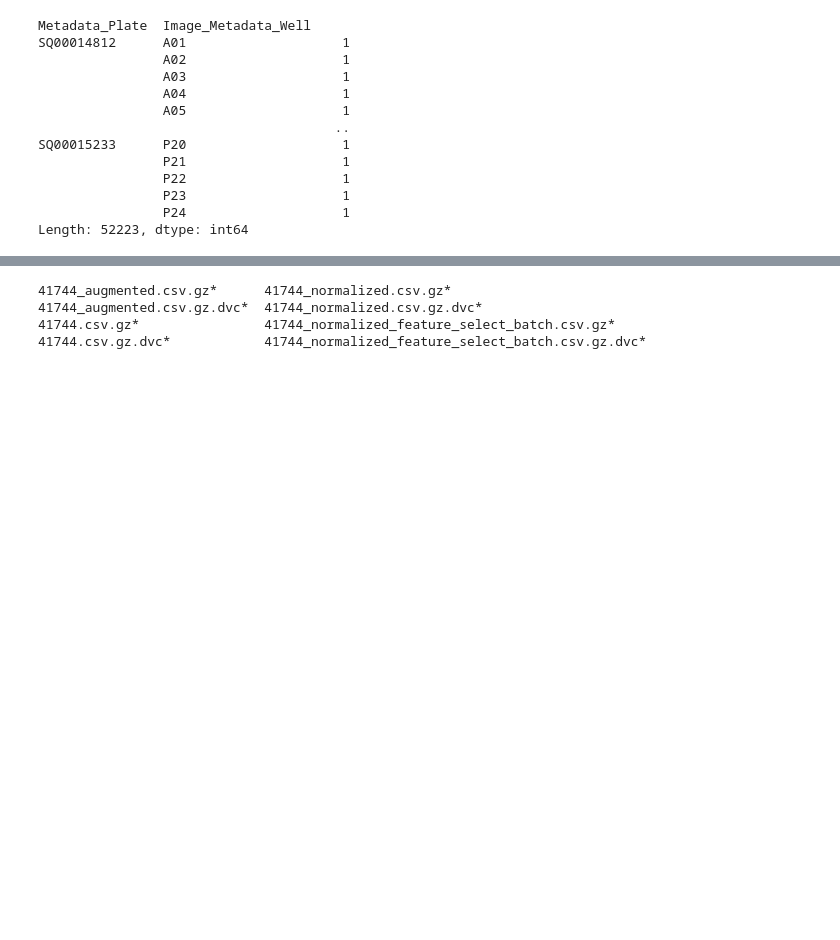
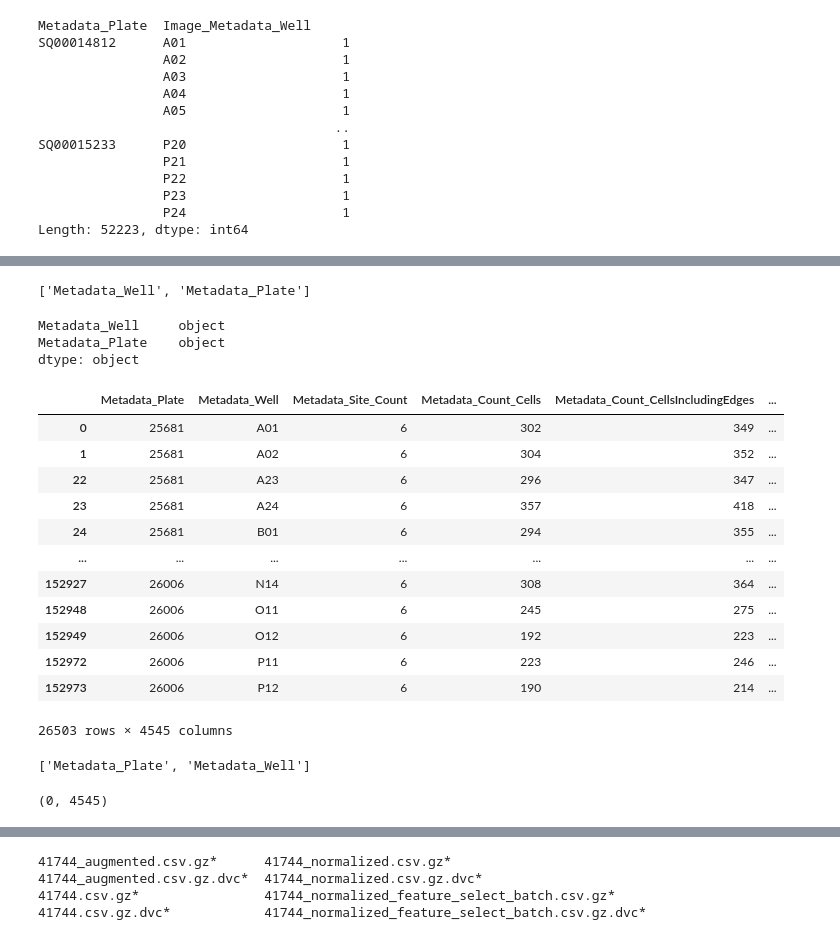
Before and after one commit to broadinstitute/SingleCell_Morphological_Analysis, a Jupyter notebook: scripts/jump_fq/jump_feature_quality.ipynb, the cells around one changed output, grey strips where cells are left out. Saved outputs shown, nothing was run; the diff lists cells and outputs as text; code cells hidden in the pictures; blank space fills up the shorter version.

```diff
--- a/scripts/jump_fq/jump_feature_quality.ipynb
+++ b/scripts/jump_fq/jump_feature_quality.ipynb
@@ -209,7 +210,9 @@ def read_per_well_data(
             df_sag = pd.concat(df_sag_ls, axis=0)
             df_agg_all_batches_ls.append(df_sag)
 
-    df_agg_all_batches = pd.concat(df_agg_all_batches_ls, axis=0)
+    df_agg_all_batches = pd.concat(
+        df_agg_all_batches_ls, axis=0, ignore_index=True
+    )
     return df_agg_all_batches
 # %%
 lincs_meta_cols = [
@@ -262,10 +265,15 @@ jump_orf_params = {
 }
 
 cdrp_params = {
-    "profiles_path": "/home/ubuntu/gallery/cpg0012-wawer-bioactivecompoundprofiling/broad/workspace/backend/",
+    "profiles_path": "/home/ubuntu/gallery/cpg0012-wawer-bioactivecompoundprofiling/",
+    "prof_workspace_folder_name": "profiles",
+    "pformat": ".csv.gz",
     "meta_cols": cdrp_meta_cols,
     "pert_col": "Metadata_Sample_Dose",
+    "untreated_key_val": ["Metadata_pert_type", "control"],
 }
+
+
 # /home/ubuntu/bucket/projects/2015_10_05_DrugRepurposing_AravindSubramanian_GolubLab_Broad/workspace/backend/
 # https://cellpainting-gallery.s3.amazonaws.com/cpg0004-lincs/broad/workspace/backend/2016_04_01_a549_48hr_batch1/SQ00014812
 lincs_params = {
@@ -657,0 +713,44 @@ after dropping nan rows:  (52223, 1671)
+# %%
+common_cols_2merge = list(set(annot_source.columns) & set(df_sag.columns))
+common_cols_2merge
+# %% [output]
+['Metadata_Well', 'Metadata_Plate']
+# %%
+df_sag[['Metadata_Well', 'Metadata_Plate']].dtypes
+# %% [output]
+Metadata_Well     object
+Metadata_Plate    object
+dtype: object
+# %%
+df_sag["Metadata_Plate"] = df_sag["Metadata_Plate"].astype(str)
+df_sag["Metadata_Plate"] = df_sag["Metadata_Plate"].astype(str)
+x=pd.merge(df_sag, annot_source, how="inner", on=common_cols_2merge)
+x[x["ctrl_well"]]
+# %% [output]
+|  | Metadata_Plate | Metadata_Well | Metadata_Site_Count | Metadata_Count_Cells | Metadata_Count_CellsIncludingEdges | ... |
+| 0 | 25681 | A01 | 6 | 302 | 349 | ... |
+| 1 | 25681 | A02 | 6 | 304 | 352 | ... |
+| 22 | 25681 | A23 | 6 | 296 | 347 | ... |
+| 23 | 25681 | A24 | 6 | 357 | 418 | ... |
+| 24 | 25681 | B01 | 6 | 294 | 355 | ... |
+| ... | ... | ... | ... | ... | ... | ... |
+| 152927 | 26006 | N14 | 6 | 308 | 364 | ... |
+| 152948 | 26006 | O11 | 6 | 245 | 275 | ... |
+| 152949 | 26006 | O12 | 6 | 192 | 223 | ... |
+| 152972 | 26006 | P11 | 6 | 223 | 246 | ... |
+| 152973 | 26006 | P12 | 6 | 190 | 214 | ... |
+26503 rows × 4545 columns
+# %%
+# df_rep_level_scaled[
+#     df_rep_level_scaled[pert_col].isin(pairWithReplicates)
+# ].reset_index(drop=True)
+# df_agg_all_batches = df_agg_all_batches.reset_index(drop=True)
+common_cols_2merge = list(set(annot_source.columns) & set(df_sag.columns))
+common_cols_2merge
+# %% [output]
+['Metadata_Plate', 'Metadata_Well']
+# %%
+#     df_sag["Metadata_Plate"] = df_sag["Metadata_Plate"].astype(str)
+pd.merge(df_sag, annot_source, how="inner", on=common_cols_2merge)
+# %% [output]
+(0, 4545)
```
Also changed, not shown: parts of 35 cells of this notebook, 7 other files.
